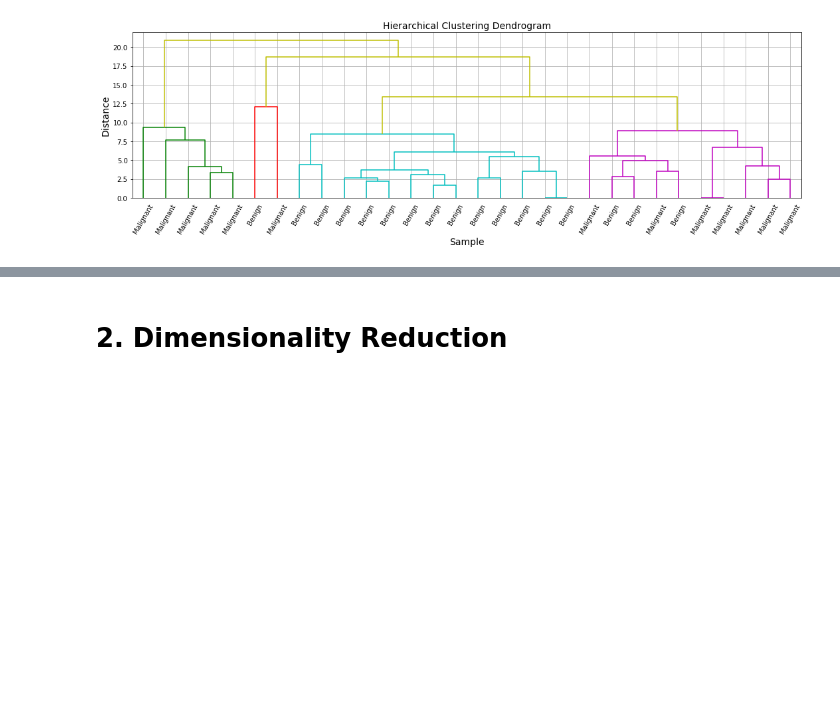
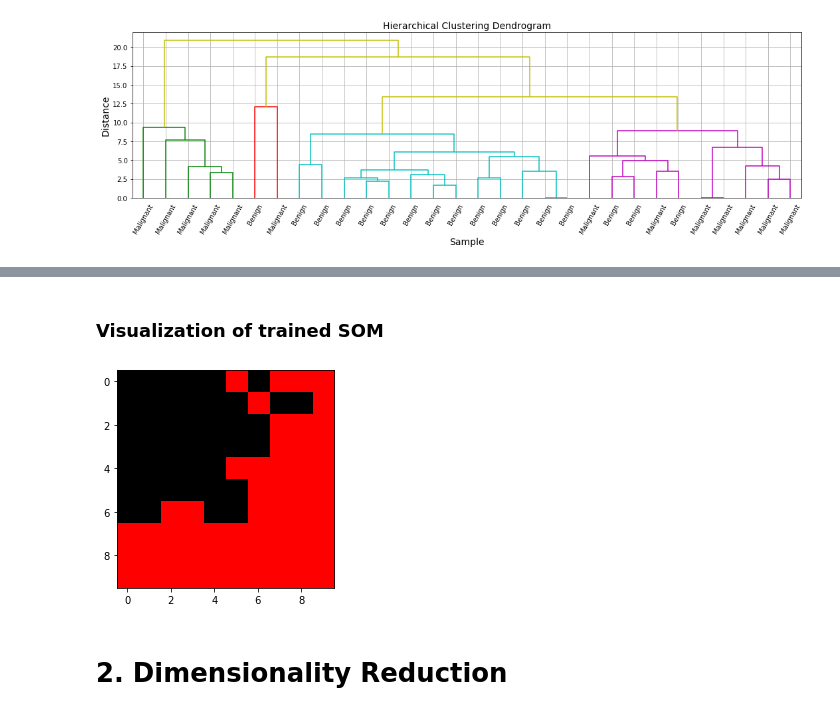
Before and after one commit to argonne-lcf/AI4ScienceTutorial, a Jupyter notebook: sess1_statisticalLearning/unsupervised_learning.ipynb, the cells around one changed output, grey strips where cells are left out. Cells and saved outputs as stored; diff of their text form; code cells hidden in the pictures; blank space fills up the shorter version.

```diff
--- a/sess1_statisticalLearning/unsupervised_learning.ipynb
+++ b/sess1_statisticalLearning/unsupervised_learning.ipynb
@@ -348,3 +500,29 @@ plt.show()
+# %%
+for iter in range(n_iterations):
+    # select a training example at random - shape of 1x3
+    t = X[np.random.randint(0, m),:].reshape(np.array([n, 1]))
+    # find its Best Matching Unit
+    bmu, bmu_idx = find_bmu(t, net, n)
+    # decay the SOM parameters
+    r = decay_radius(init_radius, iter, time_constant)
+    l = decay_learning_rate(init_learning_rate, iter, n_iterations)
+    # Update SOM weights
+    net = update_weights(net,bmu_idx,r,l)
+# %% [markdown]
+### Visualization of trained SOM
+# %%
+net_vis = np.zeros(shape=(np.shape(net)[0],np.shape(net)[1],3),dtype='double') # Array for SOM color map visualization
+
+for sample in range(m):
+    t = X[sample,:].reshape(np.array([n, 1]))
+    # find its Best Matching Unit
+    bmu, bmu_idx = find_bmu(t, net, n)
+    net_vis[bmu_idx[0],bmu_idx[1],0] = Y[sample]
+
+plt.imshow(net_vis)
+plt.show()
+# %% [output]
+[figure, added]
 # %% [markdown]
 # 2. Dimensionality Reduction
 # %%
```
Also changed, not shown: parts of 18 cells of this notebook.
